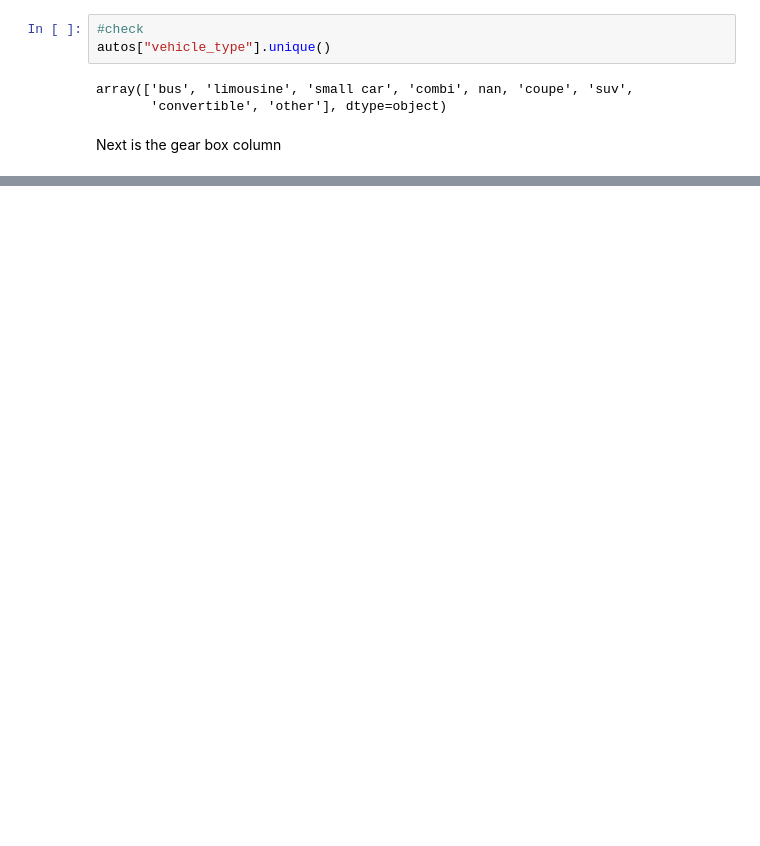
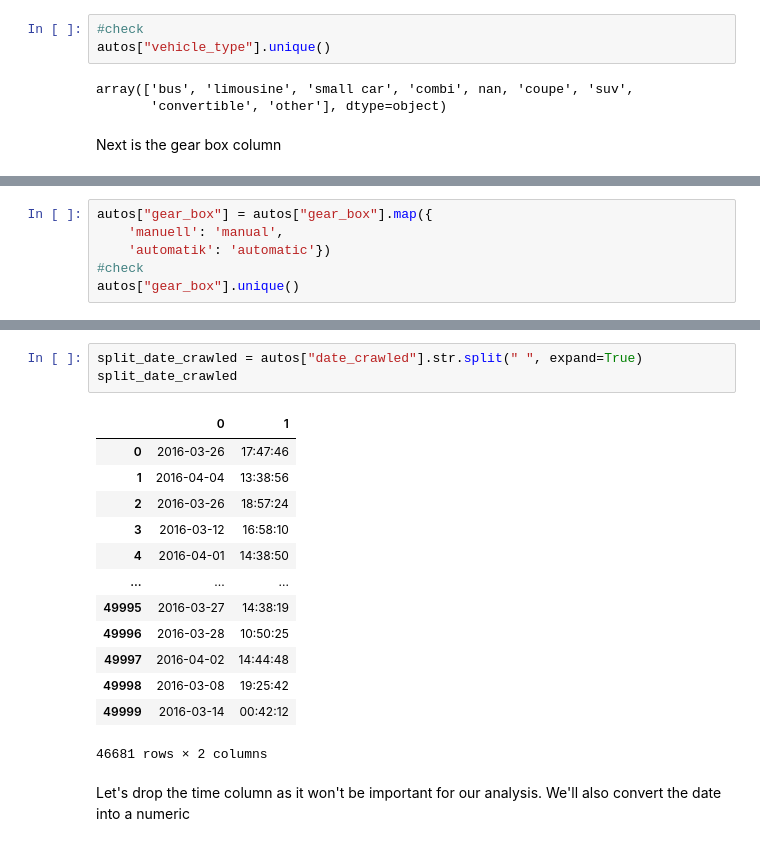
Before and after one commit to Daniel-C-Gagnon/Exploring-Ebay-Car-Sales-Data, a Jupyter notebook: Exploring Ebay Car Sales Data.ipynb, the cells around one changed output, grey strips where cells are left out. Saved outputs shown, nothing was run; the diff lists cells and outputs as text; blank space fills up the shorter version.

```diff
--- a/Exploring Ebay Car Sales Data.ipynb
+++ b/Exploring Ebay Car Sales Data.ipynb
@@ -573,0 +596,6 @@ Next is the gear box column
+# %%
+autos["gear_box"] = autos["gear_box"].map({
+    'manuell': 'manual',
+    'automatik': 'automatic'})
+#check
+autos["gear_box"].unique()
@@ -573,0 +647,19 @@ Next is the gear box column
+# %%
+split_date_crawled = autos["date_crawled"].str.split(" ", expand=True)
+split_date_crawled
+# %% [output]
+|  | 0 | 1 |
+| 0 | 2016-03-26 | 17:47:46 |
+| 1 | 2016-04-04 | 13:38:56 |
+| 2 | 2016-03-26 | 18:57:24 |
+| 3 | 2016-03-12 | 16:58:10 |
+| 4 | 2016-04-01 | 14:38:50 |
+| ... | ... | ... |
+| 49995 | 2016-03-27 | 14:38:19 |
+| 49996 | 2016-03-28 | 10:50:25 |
+| 49997 | 2016-04-02 | 14:44:48 |
+| 49998 | 2016-03-08 | 19:25:42 |
+| 49999 | 2016-03-14 | 00:42:12 |
+46681 rows × 2 columns
+# %% [markdown]
+Let's drop the time column as it won't be important for our analysis. We'll also convert the date into a numeric
```
Also changed, not shown: parts of 34 cells of this notebook.
